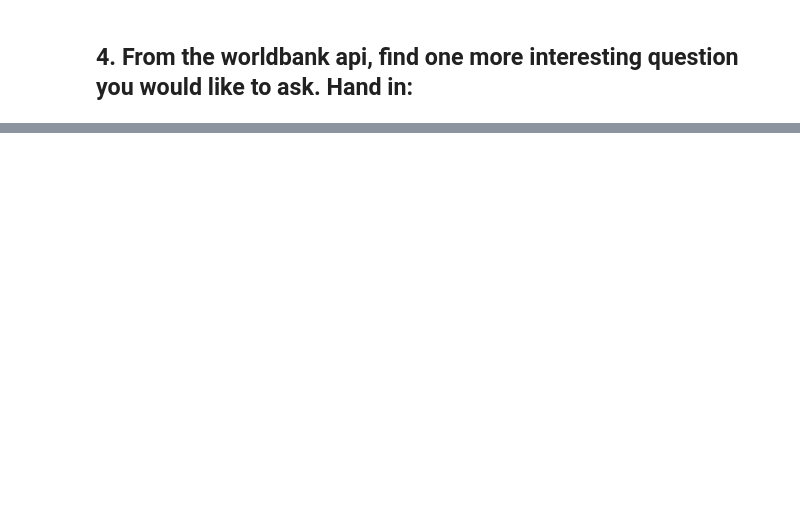
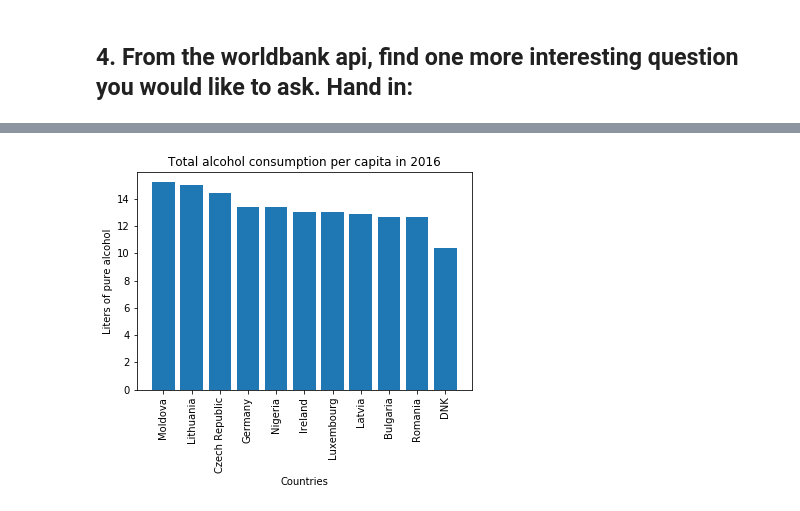
Before and after one commit to python-sem4-sv/Assignment_4, a Jupyter notebook: Assignment_4_Pandas.ipynb, the cells around one changed output, grey strips where cells are left out. Drawn from its saved outputs; the diff is of its cells as text; code cells hidden in the pictures; blank space fills up the shorter version.

```diff
--- a/Assignment_4_Pandas.ipynb
+++ b/Assignment_4_Pandas.ipynb
@@ -139,23 +147,25 @@ IndexError: list index out of range
 # %% [markdown]
 ## 4. From the worldbank api, find one more interesting question you would like to ask. Hand in:
 # %%
-#
-url2 = 'http://api.worldbank.org/v2/en/indicator/SH.ALC.PCAP.LI?downloadformat=csv'
-response2 = requests.get(url)
+import requests
+import zipfile
+
+url = 'http://api.worldbank.org/v2/en/indicator/SH.ALC.PCAP.LI?downloadformat=csv'
+response = requests.get(url)
 
 print(response.headers)
-afname = response2.headers['Content-Disposition'].split('=')[1]
+fname = response.headers['Content-Disposition'].split('=')[1]
 
 if response.ok:  # status_code == 200:
-    with open(afname, 'wb') as f:
+    with open(fname, 'wb') as f:
         f.write(response.content)
 print('-----------------')
 print('Downloaded {}'.format(fname))
 
-afname = 'API_SH.ALC.PCAP.LI_DS2_en_csv_v2_10477061.zip'
-zipfile.ZipFile(afname, 'r').extractall('.')
+fname = 'API_SH.ALC.PCAP.LI_DS2_en_csv_v2_10477061.zip'
+zipfile.ZipFile(fname, 'r').extractall('.')
 from glob import glob
 # glob is useful in any situation where your program needs to look for a list of files on the filesystem with names matching a pattern. If you need a list of filenames that all have a certain extension, prefix, or any common string in the middle, use glob instead of writing code to scan the directory contents yourself.
 
-alocal_file = glob('./*API_SH*.csv')[0]
-alocal_file
+local_file = glob('./*API_SH*.csv')[0]
+local_file
@@ -171,14 +186,16 @@ country_values.append(float(dk))
 # %%
 import matplotlib.pyplot as plt
 
 # Data to plot
-labels = country_labels
+alabels = country_labels
 sizes = country_values
 
 # Plot
 plt.bar(labels, sizes)
 plt.title("Total alcohol consumption per capita in 2016")
 plt.ylabel("Liters of pure alcohol")
 plt.xlabel("Countries")
 plt.xticks(rotation=90)
 plt.show()
+# %% [output]
+[figure, added]
```
Also changed, not shown: parts of 2 cells of this notebook.
